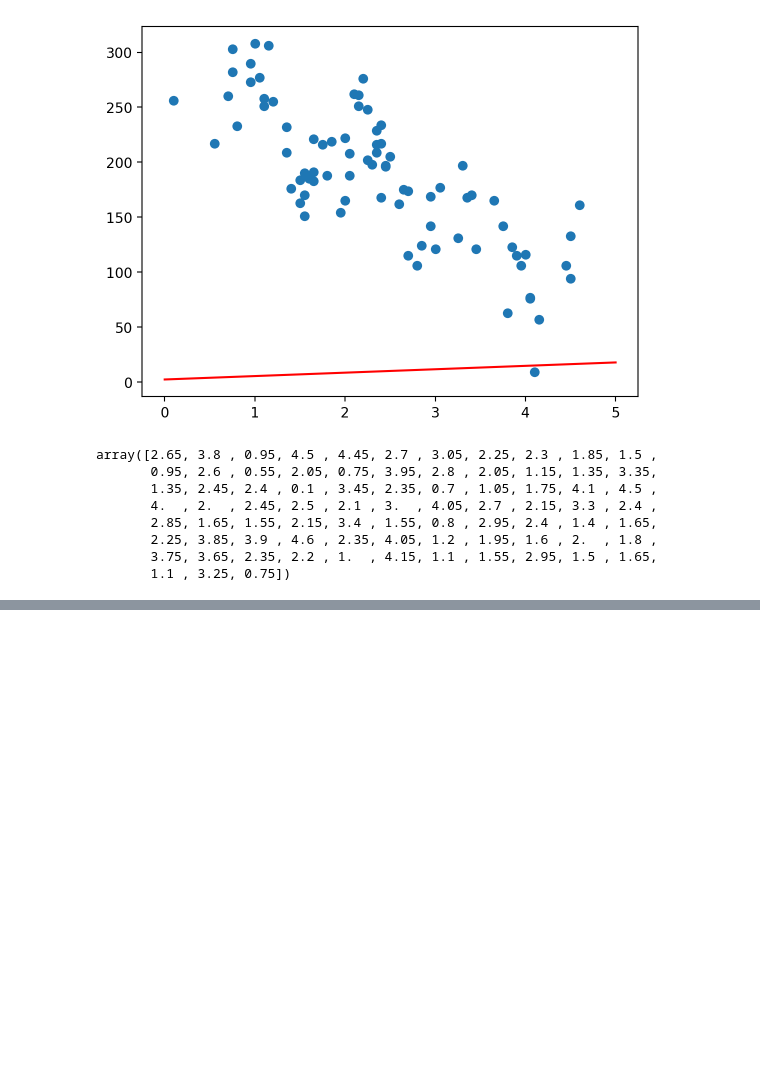
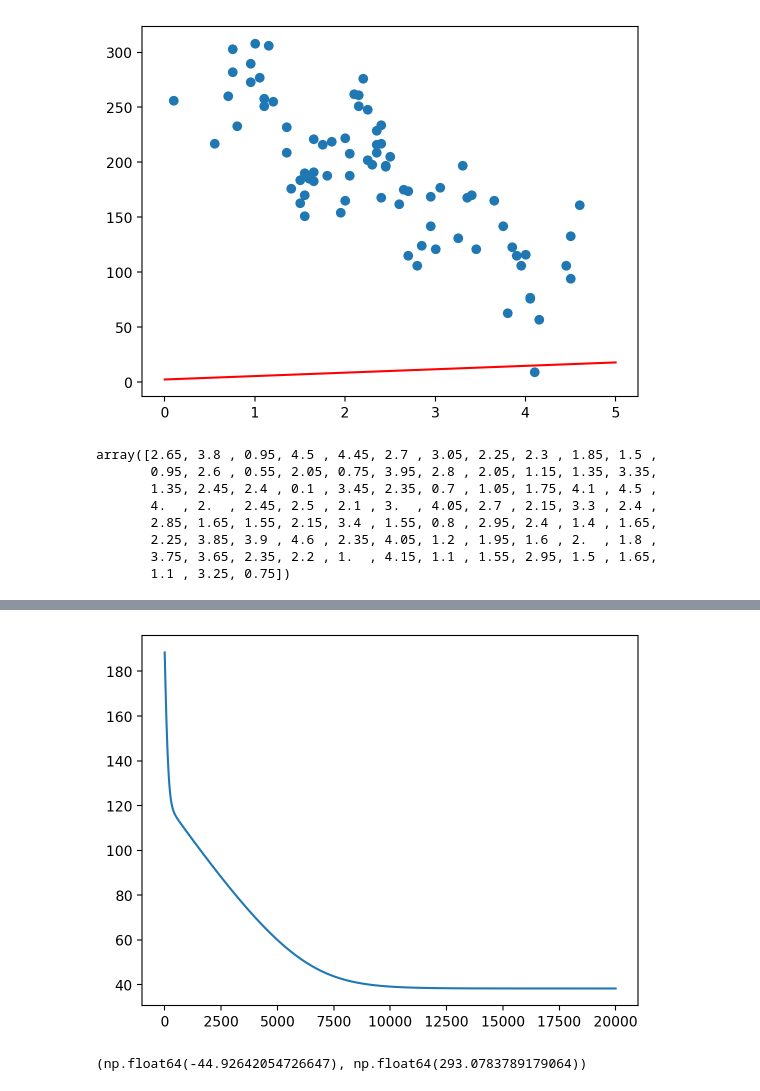
Before and after one commit to ohmanbo/AIFFEL_study, a Jupyter notebook: DA_macbook_bike/260403.ipynb, the cells around one changed output, grey strips where cells are left out. Drawn from its saved outputs; the diff is of its cells as text; code cells hidden in the pictures; blank space fills up the shorter version.

```diff
--- a/DA_macbook_bike/260403.ipynb
+++ b/DA_macbook_bike/260403.ipynb
@@ -170,0 +360,8 @@ array([2.65, 3.8 , 0.95, 4.5 , 4.45, 2.7 , 3.05, 2.25, 2.3 , 1.85, 1.5 ,
+# %%
+# 모델 최적화
+
+# 그러면 이 순서대로 시작하겠습니다! 일부 과정은 이미 해봤지만, 복습하기 위해 다시 한 번 실행해 보겠습니다.
+# 먼저 가장 중요한, 우리의 데이터 x와 y를 준비합니다.
+x = macbook["used_years"].values
+y = macbook["price"].values
+print("슝=3")
@@ -170,0 +370,10 @@ array([2.65, 3.8 , 0.95, 4.5 , 4.45, 2.7 , 3.05, 2.25, 2.3 , 1.85, 1.5 ,
+# %%
+#초기 가중치들을 랜덤한 값으로 설정하고 시작합니다.
+
+w = 3.1
+b = 2.3
+w, b
+
+# 손실함수값이 단계별로 얼마 정도인지를 저장할 losses라는 빈 리스트를 준비해 보겠습니다.
+# 학습에 영향을 주는 부분은 아니지만,
+# 실험이 매우 중요한 머신러닝 분야에서 학습이 어떤 식으로 진행되는지를 확인하는 습관을 갖는 것은 중요합니다.
@@ -170,0 +382,18 @@ array([2.65, 3.8 , 0.95, 4.5 , 4.45, 2.7 , 3.05, 2.25, 2.3 , 1.85, 1.5 ,
+# %%
+#그러면 이제 대망의 학습 단계입니다! 위에서 3~5번의 과정을 반복한다고 했습니다.
+# 몇 번 정도 반복하는 것이 좋을까요?
+
+# 자, 그러면 다음 과정을 파이썬의 for 구문으로 반복해서 학습을 진행해 보도록 하겠습니다!
+LEARNING_RATE = 0.1
+losses = []
+losses.clear()
+# %%
+%%time
+for i in range(1, 20001):
+    dw, db = gradient(x, w, b, y)   # 3, 4번: 모델이 prediction을 예측하고, 손실함수값을 계산함과 동시에 기울기 계산
+    w -= LEARNING_RATE * dw         # 5번: w = w - η * dw 로 업데이트
+    b -= LEARNING_RATE * db         # 5번: b = b - η * db 로 업데이트
+    L = loss(x, w, b, y)            # 현재의 loss 값 계산
+    losses.append(L)                # loss 값 기록
+    if i % 100 == 0:
+        print('Iteration %d : Loss %0.4f' % (i, L))
@@ -170,0 +418,17 @@ array([2.65, 3.8 , 0.95, 4.5 , 4.45, 2.7 , 3.05, 2.25, 2.3 , 1.85, 1.5 ,
+# %%
+# 오호, 학습을 반복해나가면서 loss 값이 효과적으로 떨어지고 있는 것이 보이는군요!
+
+# 모든 loss 값을 losses 리스트에 저장해 두었으니 그래프로 한번 확인해 봅시다.
+plt.plot(losses)
+plt.show()
+# %% [output]
+[figure, added]
+# %%
+# 초기 180 이상으로 매우 컸던 loss 값이 40 이하로 잘 떨어진 것을 확인할 수 있습니다.
+
+# 특히, 1,000단계 이후로는 거의 떨어지지 않는군요. 거의 최적에 도달했기 때문에 아무리 업데이트를 해도 더 이상 떨어지지 않는 단계에 다다른 것으로 보입니다.
+
+# 그렇다면 지금의 w와 b 값을 한번 확인해 볼까요?
+w, b
+# %% [output]
+(np.float64(-44.92642054726647), np.float64(293.0783789179064))
```
Also changed, not shown: parts of 33 cells of this notebook, 1 other file.
